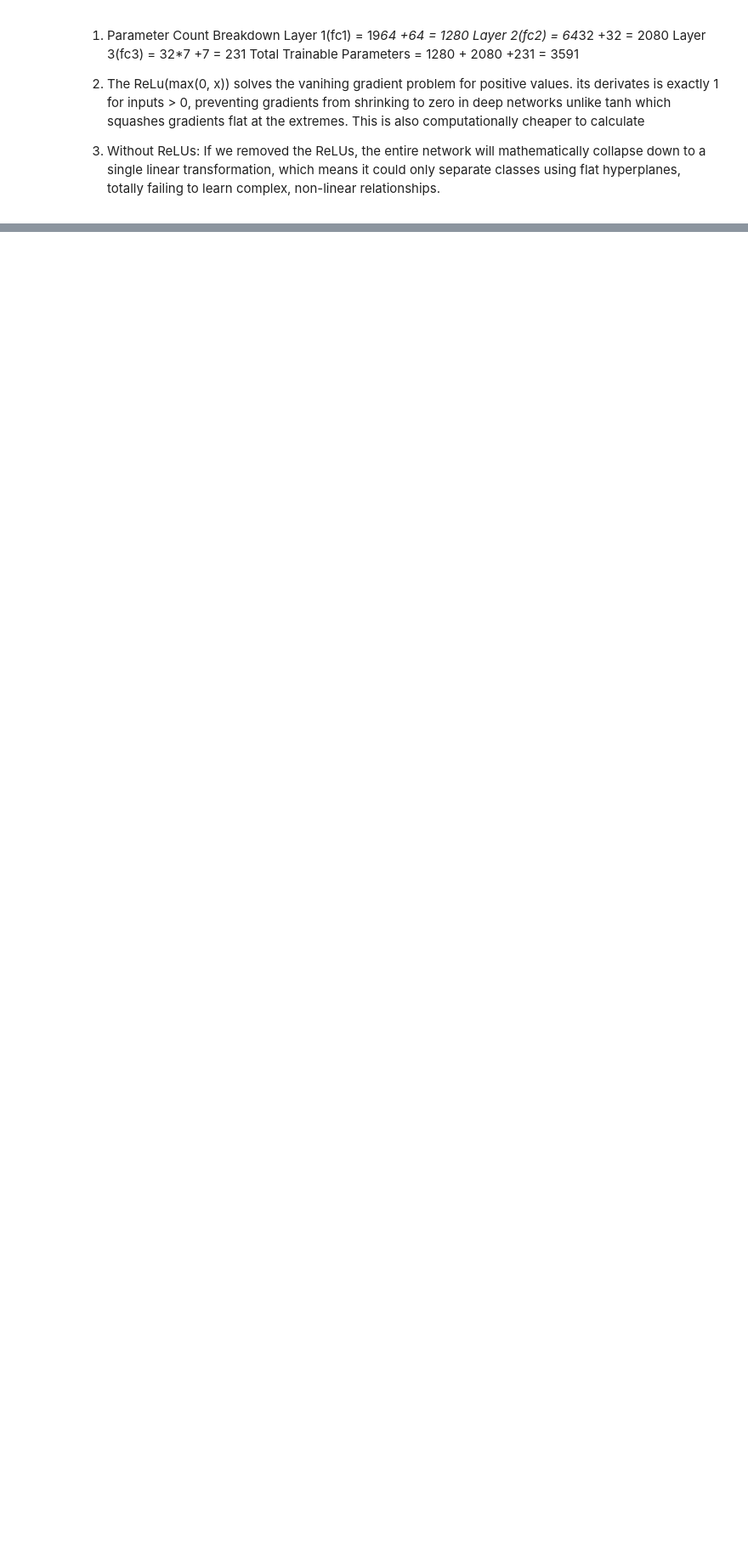
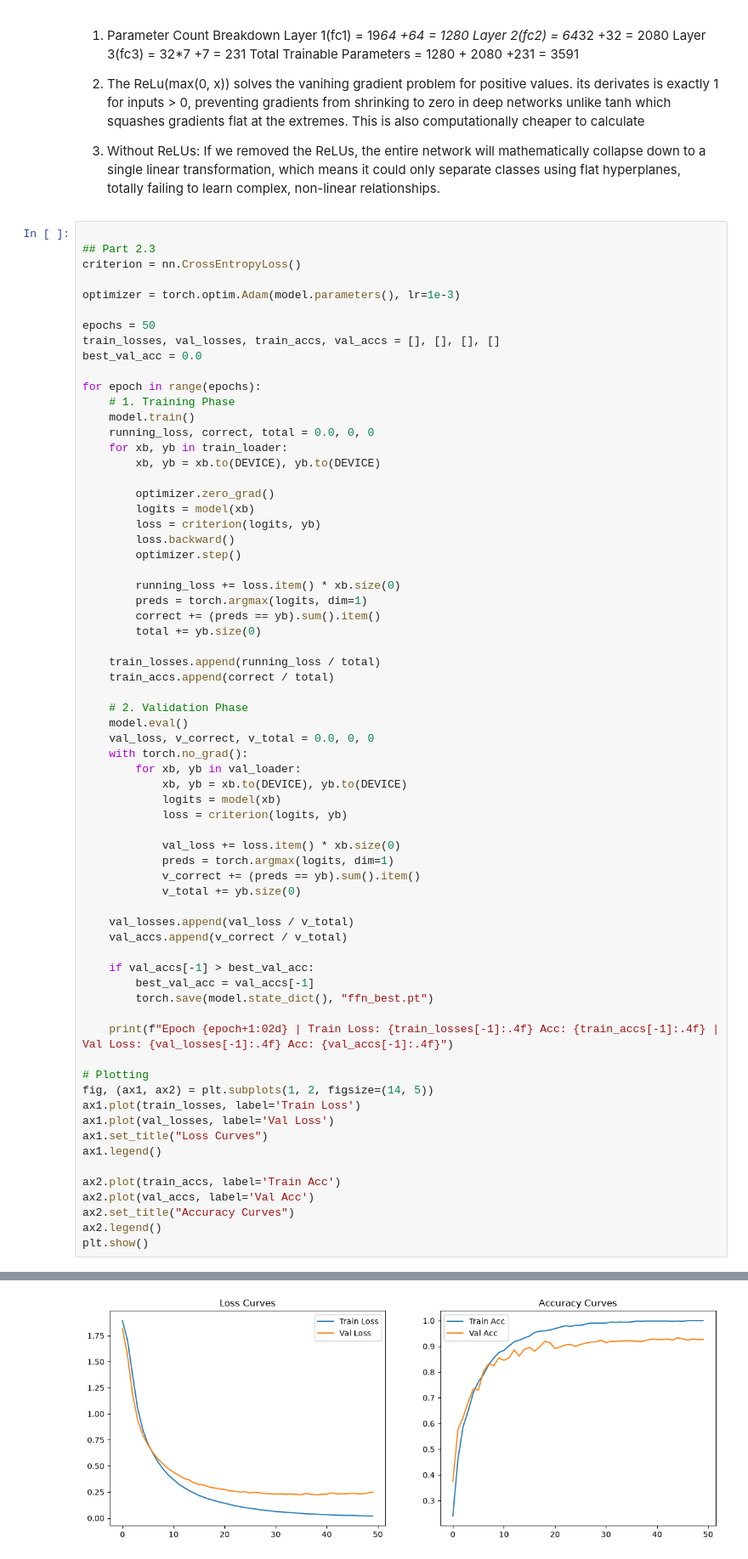
Before and after one commit to Prina5/Lab3_FeedForward_Networks, a Jupyter notebook: Lab_3.ipynb, the cells around one changed output, grey strips where cells are left out. Shown at 85% size. Drawn from its saved outputs; the diff is of its cells as text; blank space fills up the shorter version.

```diff
--- a/Lab_3.ipynb
+++ b/Lab_3.ipynb
@@ -356,3 +356,71 @@ Total Trainable Parameters = 1280 + 2080 +231 = 3591
 2. The ReLu(max(0, x)) solves the vanihing gradient problem for positive values. its derivates is exactly 1 for inputs  > 0, preventing gradients from shrinking to zero in deep networks unlike tanh which squashes gradients flat at the extremes. This is also computationally cheaper to calculate
 
 3. Without ReLUs: If we removed the ReLUs, the entire network will mathematically collapse  down to a single linear transformation, which means it could only separate classes using flat hyperplanes, totally failing to learn complex, non-linear relationships.
+# %%
+
+## Part 2.3
+criterion = nn.CrossEntropyLoss()
+
+optimizer = torch.optim.Adam(model.parameters(), lr=1e-3)
+
+epochs = 50
+train_losses, val_losses, train_accs, val_accs = [], [], [], []
+best_val_acc = 0.0
+
+for epoch in range(epochs):
+    # 1. Training Phase
+    model.train()
+    running_loss, correct, total = 0.0, 0, 0
+    for xb, yb in train_loader:
+        xb, yb = xb.to(DEVICE), yb.to(DEVICE)
+
+        optimizer.zero_grad()
+        logits = model(xb)
+        loss = criterion(logits, yb)
+        loss.backward()
+        optimizer.step()
+
+        running_loss += loss.item() * xb.size(0)
+        preds = torch.argmax(logits, dim=1)
+        correct += (preds == yb).sum().item()
+        total += yb.size(0)
+
+    train_losses.append(running_loss / total)
+    train_accs.append(correct / total)
+
+    # 2. Validation Phase
+    model.eval()
+    val_loss, v_correct, v_total = 0.0, 0, 0
+    with torch.no_grad():
+        for xb, yb in val_loader:
+            xb, yb = xb.to(DEVICE), yb.to(DEVICE)
+            logits = model(xb)
+            loss = criterion(logits, yb)
+
+            val_loss += loss.item() * xb.size(0)
+            preds = torch.argmax(logits, dim=1)
+            v_correct += (preds == yb).sum().item()
+            v_total += yb.size(0)
+
+    val_losses.append(val_loss / v_total)
+    val_accs.append(v_correct / v_total)
+
+    if val_accs[-1] > best_val_acc:
+        best_val_acc = val_accs[-1]
+        torch.save(model.state_dict(), "ffn_best.pt")
+
+    print(f"Epoch {epoch+1:02d} | Train Loss: {train_losses[-1]:.4f} Acc: {train_accs[-1]:.4f} | Val Loss: {val_losses[-1]:.4f} Acc: {val_accs[-1]:.4f}")
+
+# Plotting
+fig, (ax1, ax2) = plt.subplots(1, 2, figsize=(14, 5))
+ax1.plot(train_losses, label='Train Loss')
+ax1.plot(val_losses, label='Val Loss')
+ax1.set_title("Loss Curves")
+ax1.legend()
+
+ax2.plot(train_accs, label='Train Acc')
+ax2.plot(val_accs, label='Val Acc')
+ax2.set_title("Accuracy Curves")
+ax2.legend()
+plt.show()
+# %% [output]
@@ -358,0 +444 @@ Total Trainable Parameters = 1280 + 2080 +231 = 3591
+[figure, added]
```
Also changed, not shown: parts of 2 cells of this notebook.
